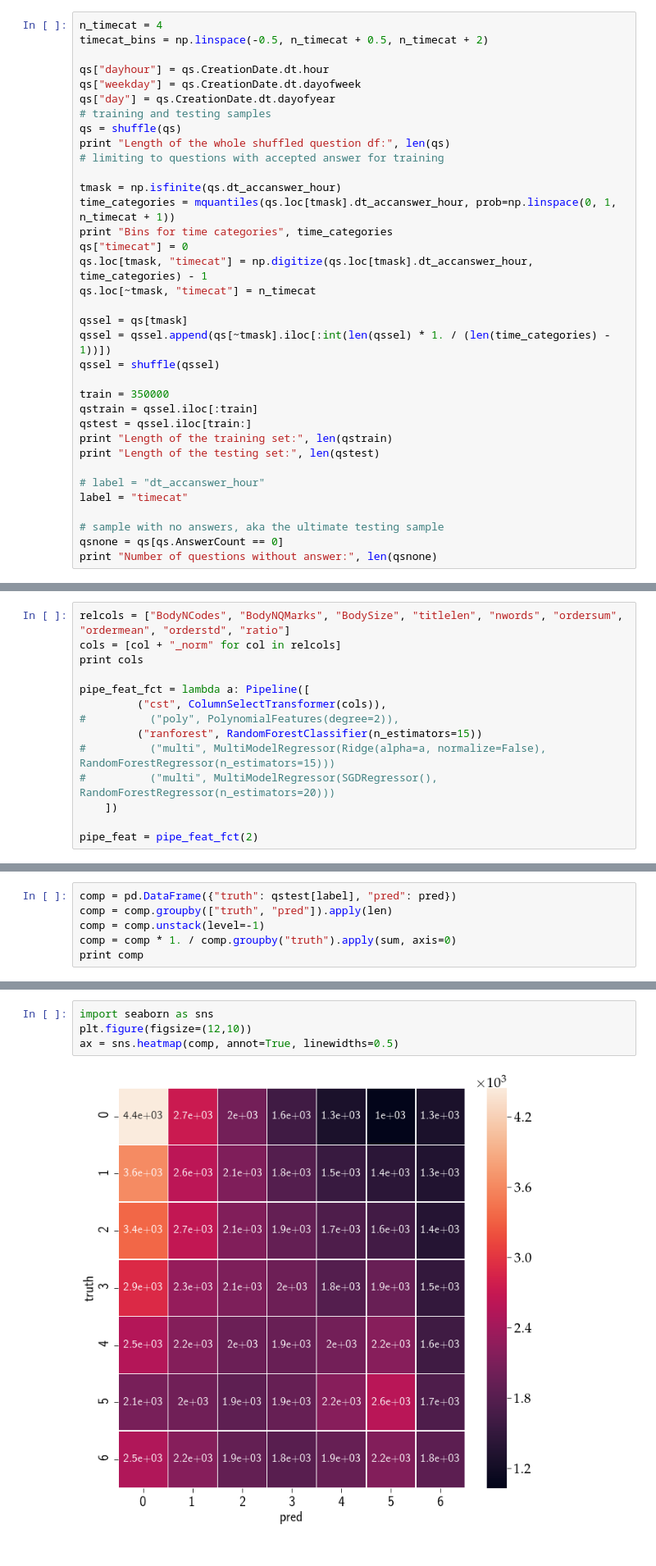
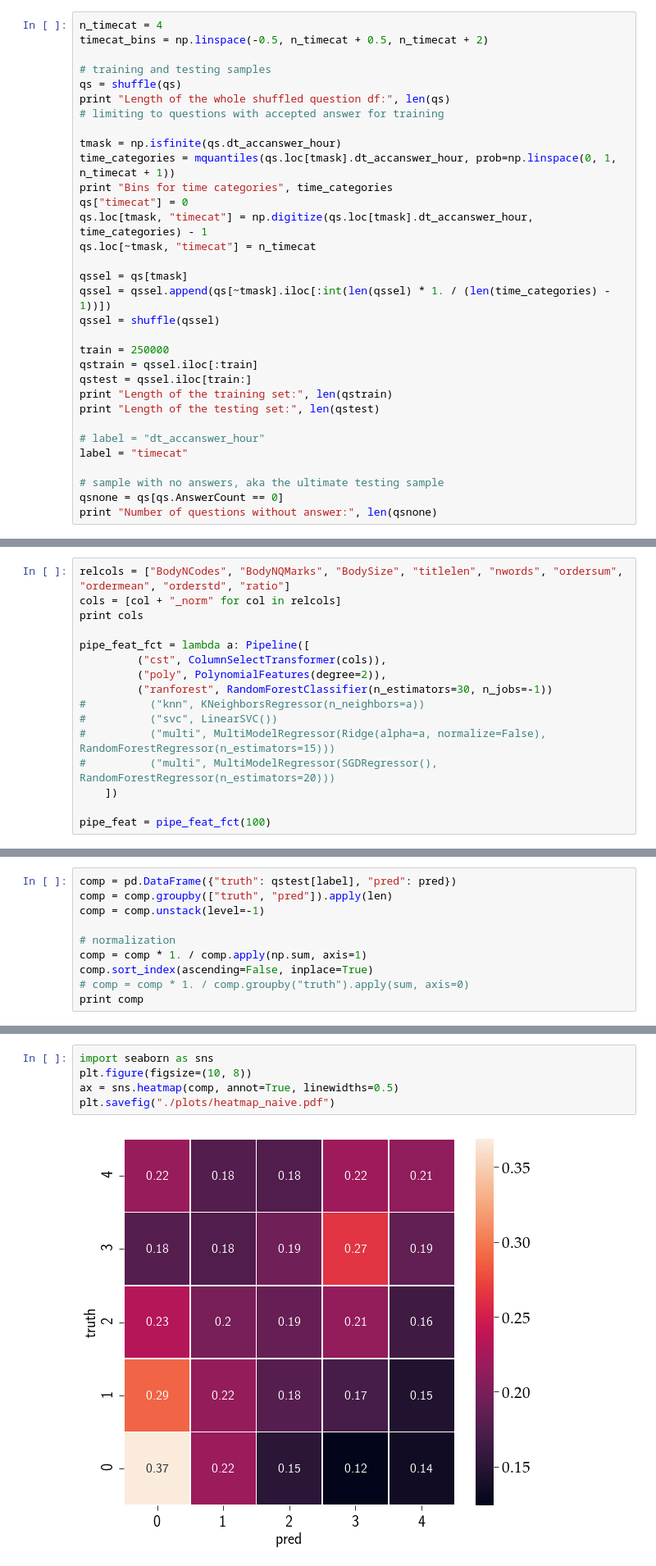
Before and after one commit to AkagiShigeru/incubator-overflow, a Jupyter notebook: stackoverflow-answer-category.ipynb, the cells around one changed output, grey strips where cells are left out. Shown: that part at 82% size. Cells and saved outputs as stored; diff of their text form.

```diff
--- a/stackoverflow-answer-category.ipynb
+++ b/stackoverflow-answer-category.ipynb
@@ -65,9 +67,6 @@ cols_desc
 n_timecat = 4
 timecat_bins = np.linspace(-0.5, n_timecat + 0.5, n_timecat + 2)
 
-qs["dayhour"] = qs.CreationDate.dt.hour
-qs["weekday"] = qs.CreationDate.dt.dayofweek
-qs["day"] = qs.CreationDate.dt.dayofyear
 # training and testing samples
 qs = shuffle(qs)
 print "Length of the whole shuffled question df:", len(qs)
@@ -84,7 +83,7 @@ qssel = qs[tmask]
 qssel = qssel.append(qs[~tmask].iloc[:int(len(qssel) * 1. / (len(time_categories) - 1))])
 qssel = shuffle(qssel)
 
-train = 350000
+train = 250000
 qstrain = qssel.iloc[:train]
 qstest = qssel.iloc[train:]
 print "Length of the training set:", len(qstrain)
@@ -173,13 +204,15 @@ print cols
 
 pipe_feat_fct = lambda a: Pipeline([
          ("cst", ColumnSelectTransformer(cols)),
-#          ("poly", PolynomialFeatures(degree=2)),
-         ("ranforest", RandomForestClassifier(n_estimators=15))
+         ("poly", PolynomialFeatures(degree=2)),
+         ("ranforest", RandomForestClassifier(n_estimators=30, n_jobs=-1))
+#          ("knn", KNeighborsRegressor(n_neighbors=a))
+#          ("svc", LinearSVC())
 #          ("multi", MultiModelRegressor(Ridge(alpha=a, normalize=False), RandomForestRegressor(n_estimators=15)))
 #          ("multi", MultiModelRegressor(SGDRegressor(), RandomForestRegressor(n_estimators=20)))
     ])
 
-pipe_feat = pipe_feat_fct(2)
+pipe_feat = pipe_feat_fct(100)
 # %% [output]
 ['BodyNCodes_norm', 'BodyNQMarks_norm', 'BodySize_norm', 'titlelen_norm', 'nwords_norm', 'ordersum_norm', 'ordermean_norm', 'orderstd_norm', 'ratio_norm']
 # %%
@@ -216,6 +249,10 @@ plt.legend(loc="upper right");
 comp = pd.DataFrame({"truth": qstest[label], "pred": pred})
 comp = comp.groupby(["truth", "pred"]).apply(len)
 comp = comp.unstack(level=-1)
-comp = comp * 1. / comp.groupby("truth").apply(sum, axis=0)
+
+# normalization
+comp = comp * 1. / comp.apply(np.sum, axis=1)
+comp.sort_index(ascending=False, inplace=True)
+# comp = comp * 1. / comp.groupby("truth").apply(sum, axis=0)
 print comp
 # %% [output]
@@ -231,9 +266,10 @@ truth
 # %%
 import seaborn as sns
-plt.figure(figsize=(12,10))
+plt.figure(figsize=(10, 8))
 ax = sns.heatmap(comp, annot=True, linewidths=0.5)
+plt.savefig("./plots/heatmap_naive.pdf")
 # %% [output]
-[figure, old version]
+[figure, new version]
 # %%
 pipe_tags = Pipeline([
                      ("cst", ColumnSelectTransformer(["Tags"])),
```
Also changed, not shown: parts of 41 cells of this notebook, 2 other files.
